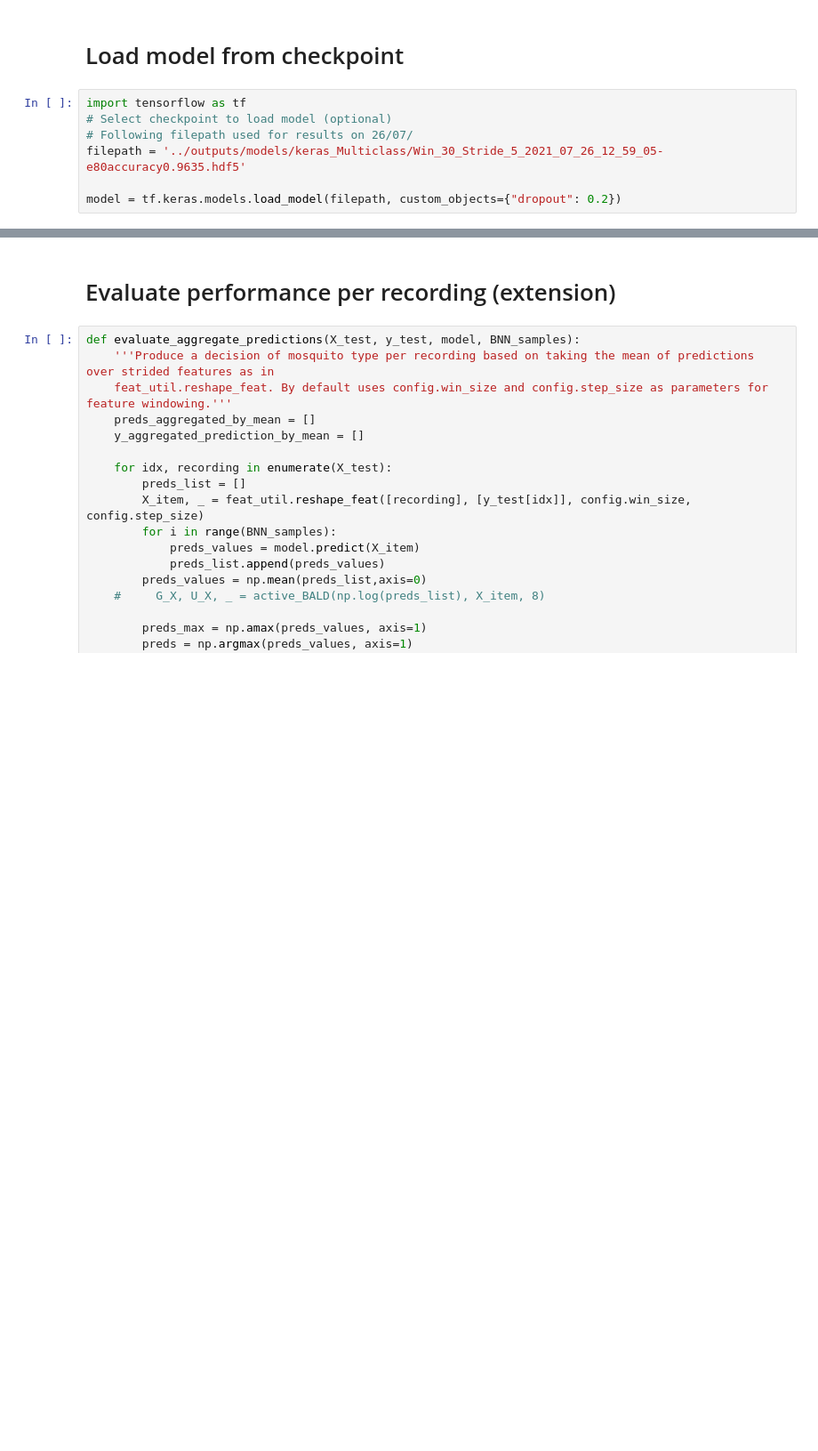
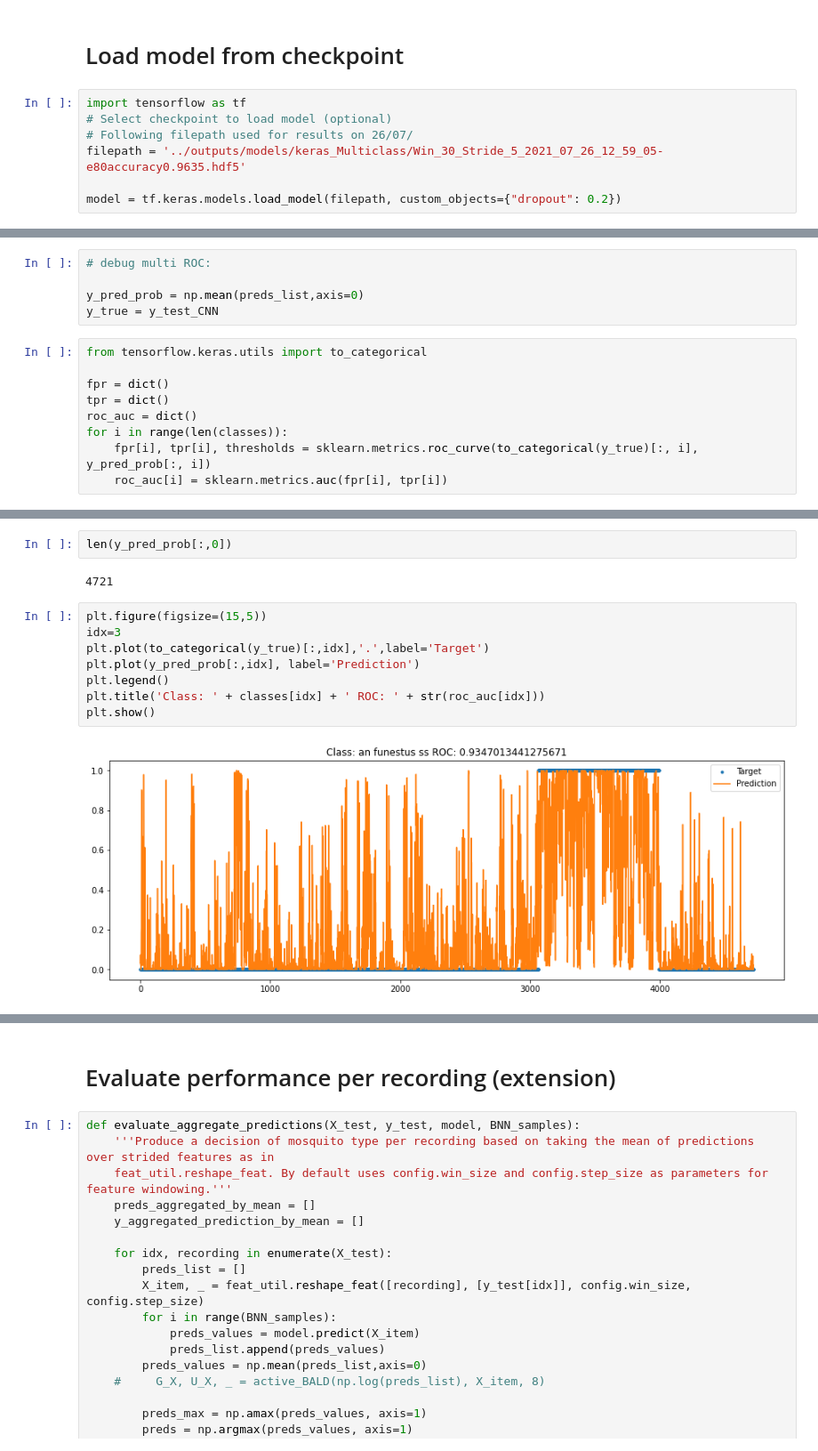
Before and after one commit to HumBug-Mosquito/HumBugDB, a Jupyter notebook: notebooks/species_classification.ipynb, the cells around one changed output, grey strips where cells are left out. Shown at 89% size. Saved outputs shown, nothing was run; the diff lists cells and outputs as text; blank space fills up the shorter version.

```diff
--- a/notebooks/species_classification.ipynb
+++ b/notebooks/species_classification.ipynb
@@ -394 +384,15 @@ weighted avg       0.65      0.67      0.65      4721
 [figure]
+# %%
+# debug multi ROC:
+
+y_pred_prob = np.mean(preds_list,axis=0)
+y_true = y_test_CNN
+# %%
+from tensorflow.keras.utils import to_categorical
+
+fpr = dict()
+tpr = dict()
+roc_auc = dict()
+for i in range(len(classes)):
+    fpr[i], tpr[i], thresholds = sklearn.metrics.roc_curve(to_categorical(y_true)[:, i], y_pred_prob[:, i])
+    roc_auc[i] = sklearn.metrics.auc(fpr[i], tpr[i])
@@ -394,0 +434,14 @@ weighted avg       0.65      0.67      0.65      4721
+# %%
+len(y_pred_prob[:,0])
+# %% [output]
+4721
+# %%
+plt.figure(figsize=(15,5))
+idx=3
+plt.plot(to_categorical(y_true)[:,idx],'.',label='Target')
+plt.plot(y_pred_prob[:,idx], label='Prediction')
+plt.legend()
+plt.title('Class: ' + classes[idx] + ' ROC: ' + str(roc_auc[idx]))
+plt.show()
+# %% [output]
+[figure, added]
```
Also changed, not shown: parts of 17 cells of this notebook.
